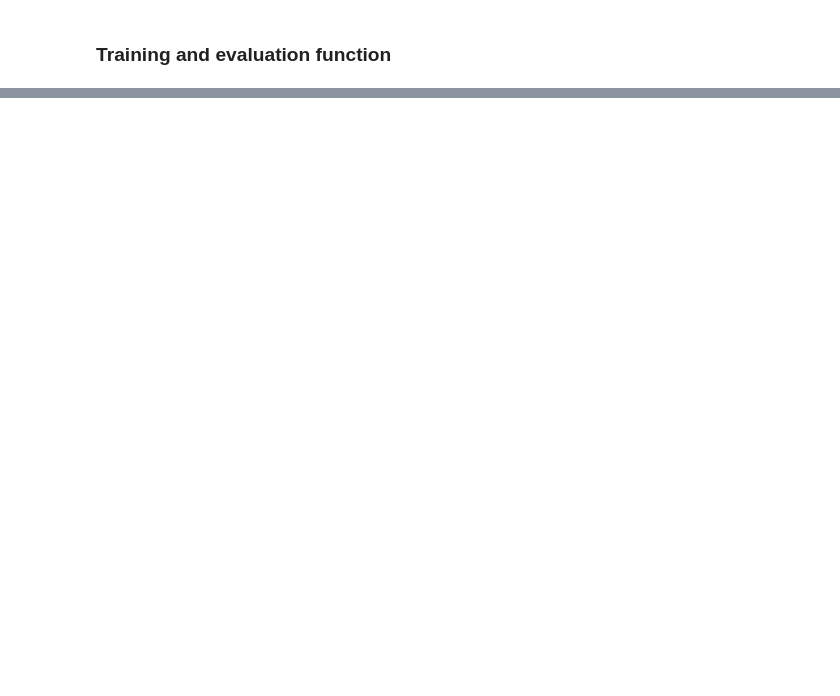
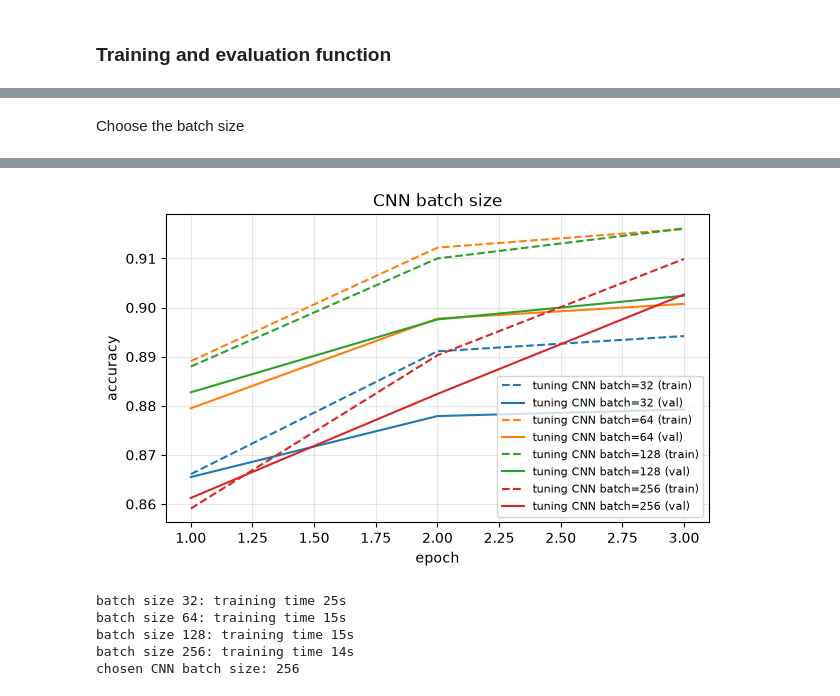
Before and after one commit to siqi-lYuYl/COMP551_A3, a Jupyter notebook: COMP551_A3.ipynb, the cells around one changed output, grey strips where cells are left out. Drawn from its saved outputs; the diff is of its cells as text; code cells hidden in the pictures; blank space fills up the shorter version.

```diff
--- a/COMP551_A3.ipynb
+++ b/COMP551_A3.ipynb
@@ -587,0 +695,24 @@ def train_model(model, trainloader, evalloader, num_epochs = 5, lr = 0.01):
+# %% [markdown]
+Choose the batch size
+# %%
+cnn_batch_candidates = [32, 64, 128, 256]
+for bs in cnn_batch_candidates:
+  print(f'batch size {bs}')
+  bs_trainloader, bs_train_evalloader, bs_valloader, _ = make_loaders(train_transform, train_transform, batch_size = bs)
+  torch.manual_seed(0)
+  results[f'tuning CNN batch={bs}'] = {'history': train_model(ConvNet(channels = CNN_CHANNELS).to(device), bs_trainloader,
+                                                              bs_train_evalloader, bs_valloader,
+                                                              num_epochs = CNN_TUNING_EPOCHS, lr = CNN_LR)}
+
+plot_histories([f'tuning CNN batch={bs}' for bs in cnn_batch_candidates], 'CNN batch size', eval_name = 'val')
+for bs in cnn_batch_candidates:
+  print(f'batch size {bs}: training time {results[f"tuning CNN batch={bs}"]["history"]["time"]:.0f}s')
+CNN_BATCH_SIZE = max(cnn_batch_candidates, key = lambda bs: results[f'tuning CNN batch={bs}']['history']['eval_acc'][-1])
+for bs in cnn_batch_candidates:
+  del results[f'tuning CNN batch={bs}']
+print('chosen CNN batch size:', CNN_BATCH_SIZE)
+
+# rebuild the loaders with the chosen batch size
+trainloader, train_evalloader, valloader, testloader = make_loaders(train_transform, train_transform, batch_size = CNN_BATCH_SIZE)
+trainloader_aug, _, _, _ = make_loaders(aug_transform, train_transform, batch_size = CNN_BATCH_SIZE)
+# %% [output]
@@ -587,0 +735,6 @@ def train_model(model, trainloader, evalloader, num_epochs = 5, lr = 0.01):
+[figure, added]
+batch size 32: training time 25s
+batch size 64: training time 15s
+batch size 128: training time 15s
+batch size 256: training time 14s
+chosen CNN batch size: 256
```
Also changed, not shown: parts of 45 cells of this notebook.
